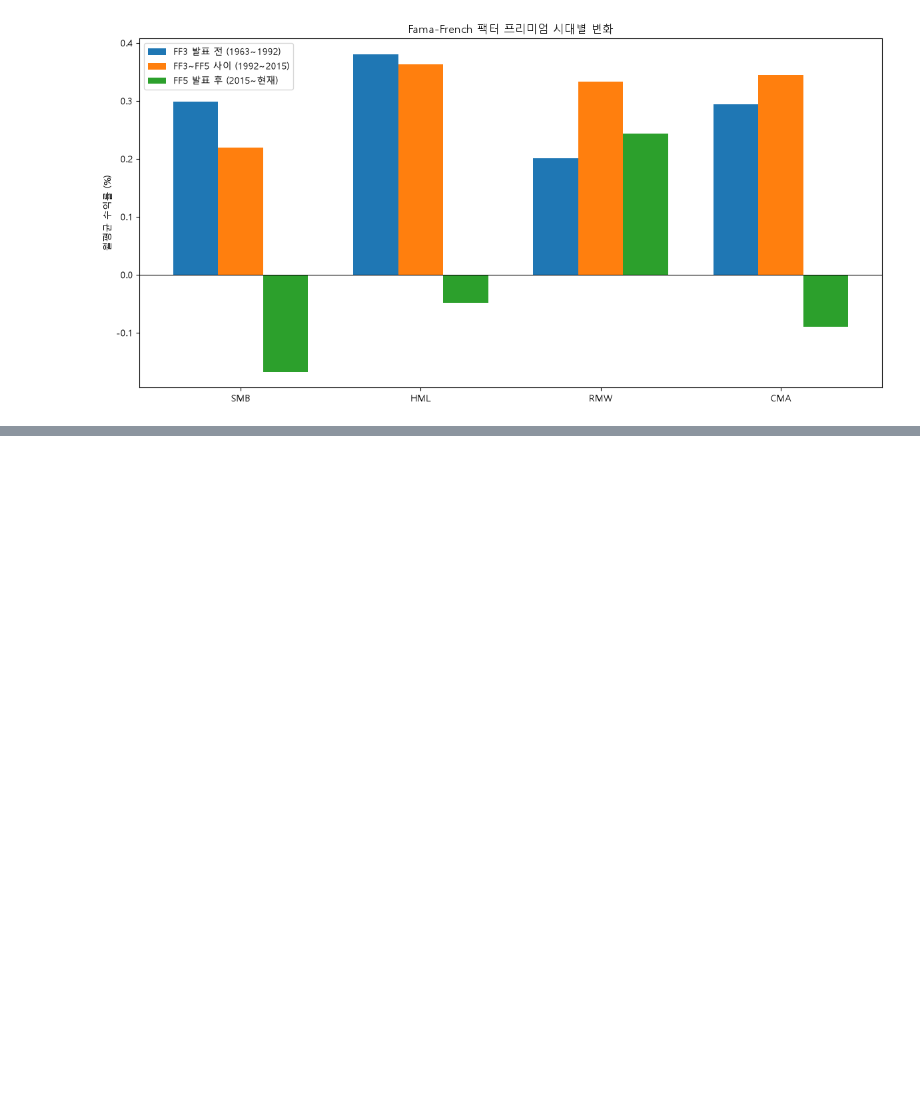
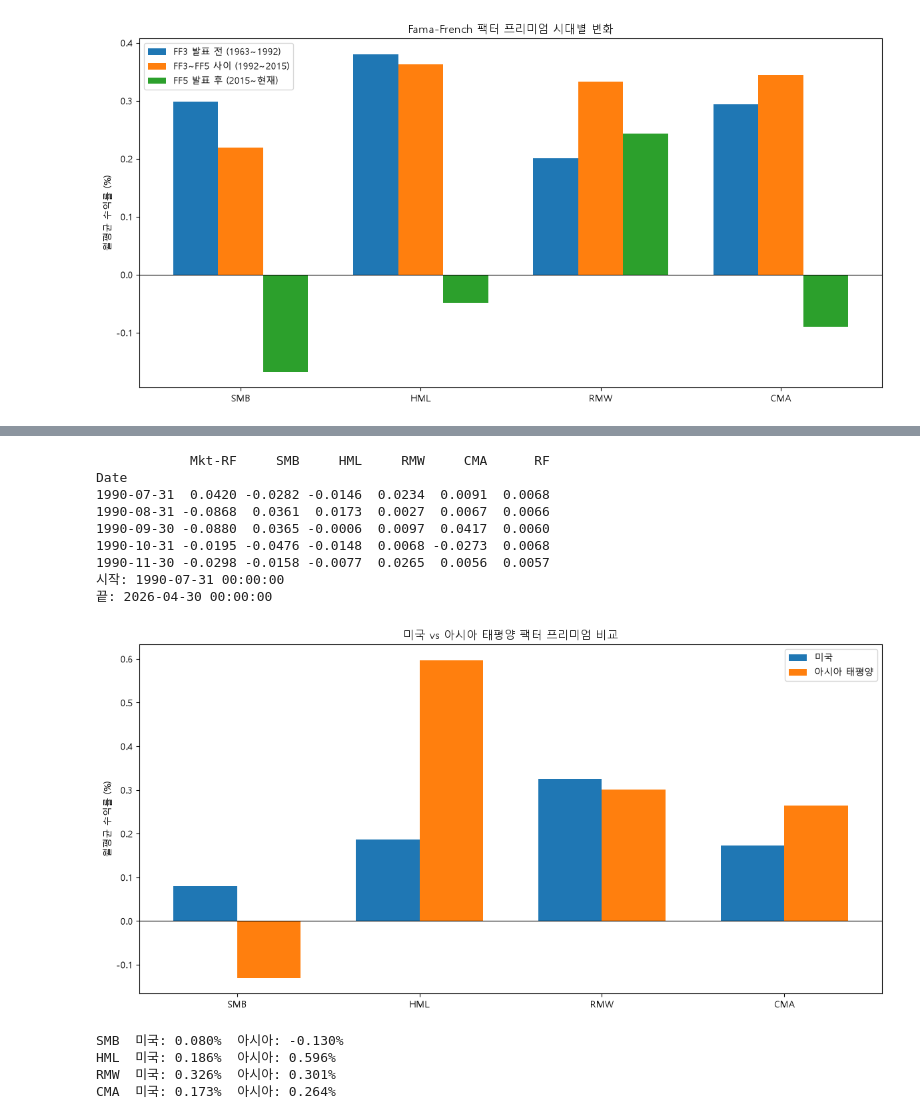
Before and after one commit to byungchan3077/financial-factor-analysis, a Jupyter notebook: stock.ipynb, the cells around one changed output, grey strips where cells are left out. Saved outputs shown, nothing was run; the diff lists cells and outputs as text; code cells hidden in the pictures; blank space fills up the shorter version.

```diff
--- a/stock.ipynb
+++ b/stock.ipynb
@@ -353,0 +441,56 @@ CMA
+# %%
+# 아시아 태평양 (한국 포함) FF 데이터
+ff_asia = pdr.get_data_famafrench('Asia_Pacific_ex_Japan_5_Factors', start='1990-01-01')[0]
+ff_asia.index = pd.to_datetime(ff_asia.index.to_timestamp()).to_period('M').to_timestamp('M')
+ff_asia = ff_asia / 100
+
+print(ff_asia.head())
+print(f"시작: {ff_asia.index[0]}")
+print(f"끝: {ff_asia.index[-1]}")
+
+# 미국 FF5 (df_ff5) vs 아시아 FF5 (ff_asia)
+# 공통 기간 맞추기
+common_start = max(df_ff5.index[0], ff_asia.index[0])
+us = df_ff5[df_ff5.index >= common_start]
+asia = ff_asia[ff_asia.index >= common_start]
+
+# 팩터별 평균 수익률 비교
+factors = ['SMB', 'HML', 'RMW', 'CMA']
+
+us_means = [us[col].mean()*100 for col in factors]
+asia_means = [asia[col].mean()*100 for col in factors]
+
+x = np.arange(len(factors))
+width = 0.35
+
+fig, ax = plt.subplots(figsize=(12, 6))
+ax.bar(x - width/2, us_means, width, label='미국')
+ax.bar(x + width/2, asia_means, width, label='아시아 태평양')
+ax.axhline(0, color='black', linewidth=0.8)
+ax.set_xticks(x)
+ax.set_xticklabels(factors)
+ax.set_ylabel('월평균 수익률 (%)')
+ax.set_title('미국 vs 아시아 태평양 팩터 프리미엄 비교')
+ax.legend()
+
+plt.tight_layout()
+plt.show()
+
+# 숫자로도
+for i, col in enumerate(factors):
+    print(f"{col}  미국: {us_means[i]:.3f}%  아시아: {asia_means[i]:.3f}%")
+# %% [output]
+            Mkt-RF     SMB     HML     RMW     CMA      RF
+Date
+1990-07-31  0.0420 -0.0282 -0.0146  0.0234  0.0091  0.0068
+1990-08-31 -0.0868  0.0361  0.0173  0.0027  0.0067  0.0066
+1990-09-30 -0.0880  0.0365 -0.0006  0.0097  0.0417  0.0060
+1990-10-31 -0.0195 -0.0476 -0.0148  0.0068 -0.0273  0.0068
+1990-11-30 -0.0298 -0.0158 -0.0077  0.0265  0.0056  0.0057
+시작: 1990-07-31 00:00:00
+끝: 2026-04-30 00:00:00
+[figure, added]
+SMB  미국: 0.080%  아시아: -0.130%
+HML  미국: 0.186%  아시아: 0.596%
+RMW  미국: 0.326%  아시아: 0.301%
+CMA  미국: 0.173%  아시아: 0.264%
```
Also changed, not shown: parts of 4 cells of this notebook.
